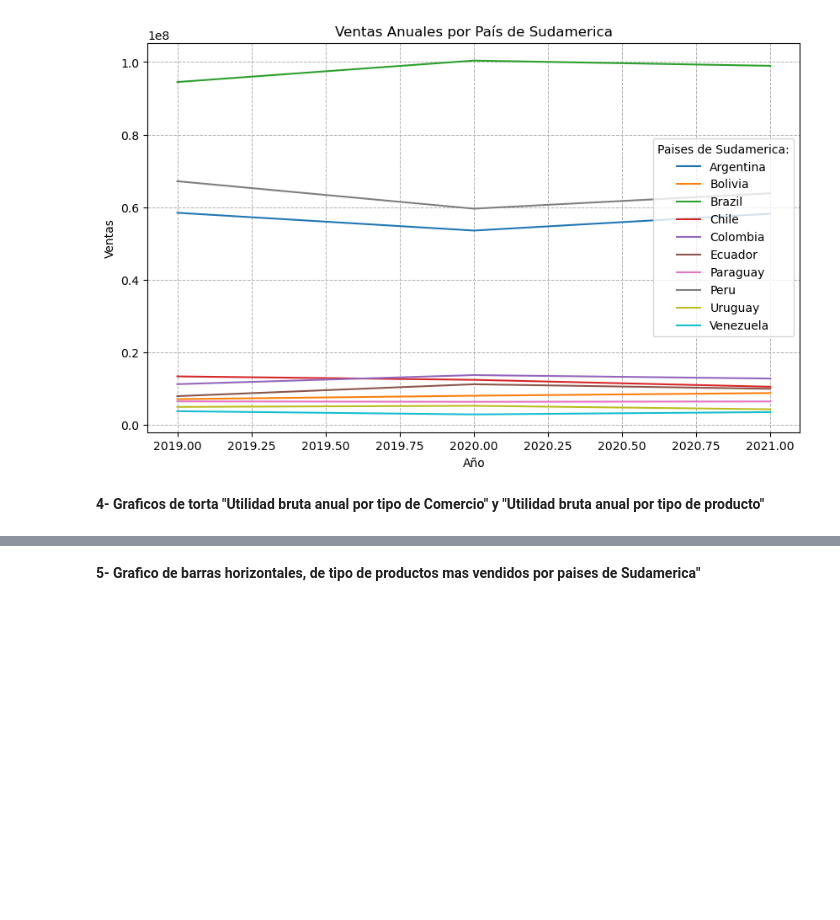
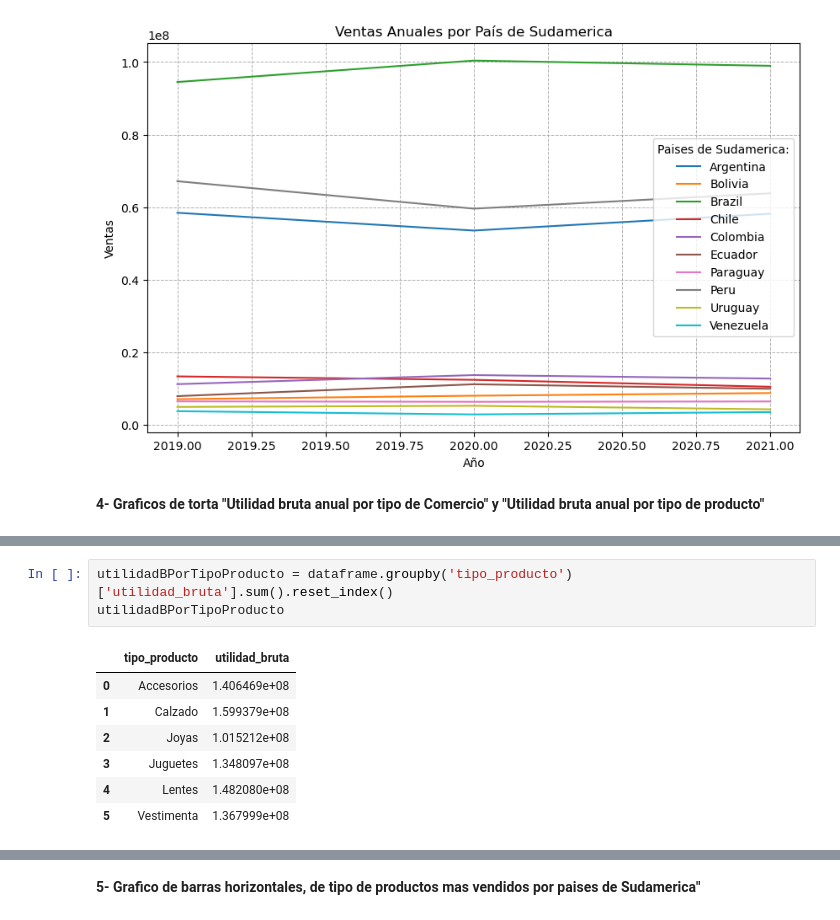
Before and after one commit to manuelpalomeque/ISPC--An-lisisDeDatos--DataBring, a Jupyter notebook: Proyecto Integrador - Analista de Datos - ISPC-Palomeque.ipynb, the cells around one changed output, grey strips where cells are left out. Drawn from its saved outputs; the diff is of its cells as text; blank space fills up the shorter version.

```diff
--- a/Proyecto Integrador - Analista de Datos - ISPC-Palomeque.ipynb
+++ b/Proyecto Integrador - Analista de Datos - ISPC-Palomeque.ipynb
@@ -764,0 +775,11 @@ plt.show()
+# %%
+utilidadBPorTipoProducto = dataframe.groupby('tipo_producto')['utilidad_bruta'].sum().reset_index()
+utilidadBPorTipoProducto
+# %% [output]
+|  | tipo_producto | utilidad_bruta |
+| 0 | Accesorios | 1.406469e+08 |
+| 1 | Calzado | 1.599379e+08 |
+| 2 | Joyas | 1.015212e+08 |
+| 3 | Juguetes | 1.348097e+08 |
+| 4 | Lentes | 1.482080e+08 |
+| 5 | Vestimenta | 1.367999e+08 |
```
Also changed, not shown: parts of 2 cells of this notebook.
